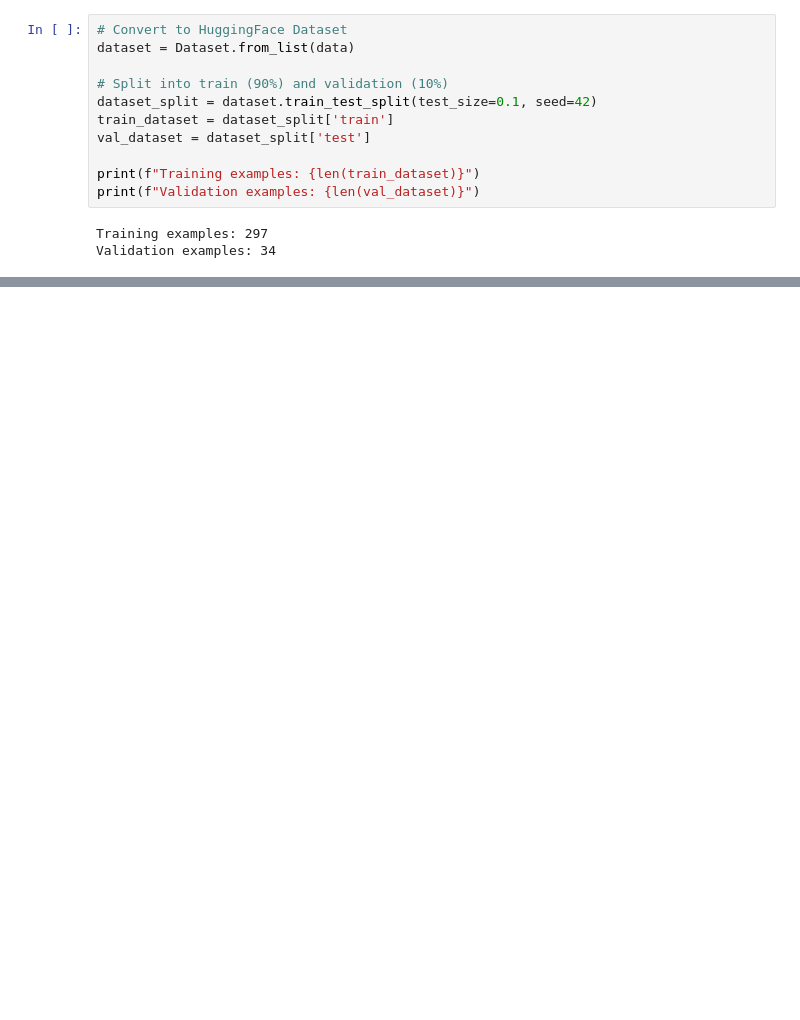
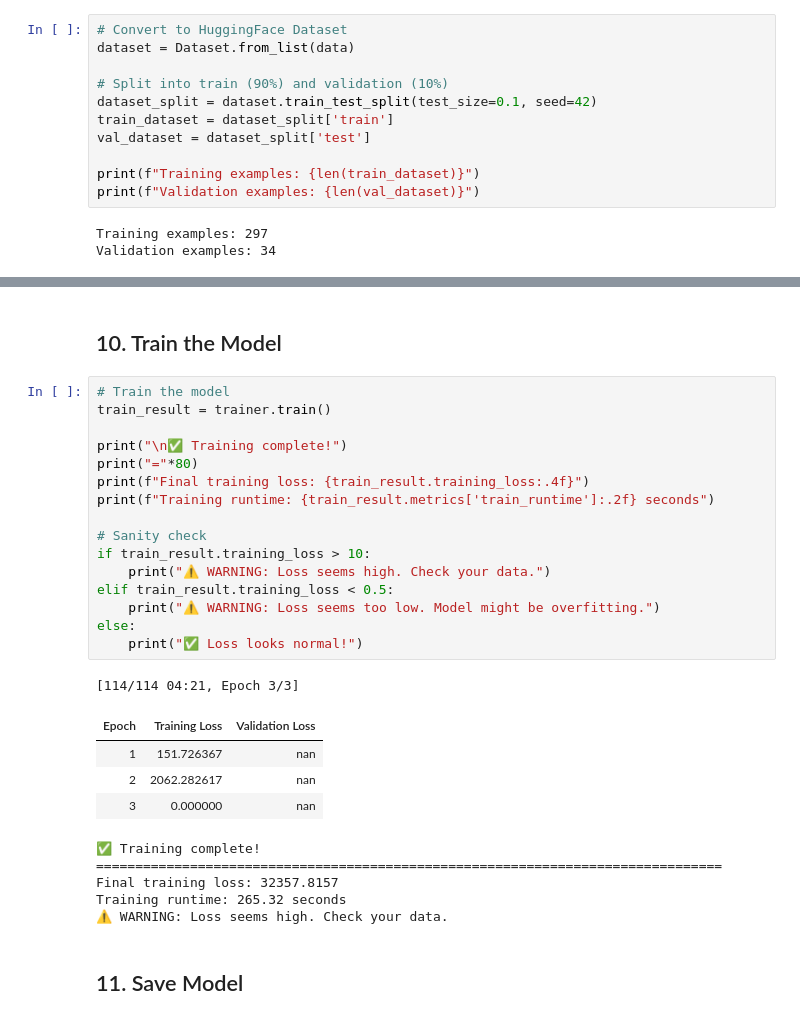
Before and after one commit to SandroMuradashvili/The_Pocket_Professor, a Jupyter notebook: data_and_training.ipynb, the cells around one changed output, grey strips where cells are left out. Cells and saved outputs as stored; diff of their text form; blank space fills up the shorter version.

```diff
--- a/data_and_training.ipynb
+++ b/data_and_training.ipynb
@@ -451,0 +268,31 @@ This notebook:
+# %% [markdown]
+## 10. Train the Model
+# %%
+# Train the model
+train_result = trainer.train()
+
+print("\n✅ Training complete!")
+print("="*80)
+print(f"Final training loss: {train_result.training_loss:.4f}")
+print(f"Training runtime: {train_result.metrics['train_runtime']:.2f} seconds")
+
+# Sanity check
+if train_result.training_loss > 10:
+    print("⚠️ WARNING: Loss seems high. Check your data.")
+elif train_result.training_loss < 0.5:
+    print("⚠️ WARNING: Loss seems too low. Model might be overfitting.")
+else:
+    print("✅ Loss looks normal!")
+# %% [output]
+[114/114 04:21, Epoch 3/3]
+| Epoch | Training Loss | Validation Loss |
+| 1 | 151.726367 | nan |
+| 2 | 2062.282617 | nan |
+| 3 | 0.000000 | nan |
+✅ Training complete!
+================================================================================
+Final training loss: 32357.8157
+Training runtime: 265.32 seconds
+⚠️ WARNING: Loss seems high. Check your data.
+# %% [markdown]
+## 11. Save Model
```
Also changed, not shown: parts of 45 cells of this notebook.
